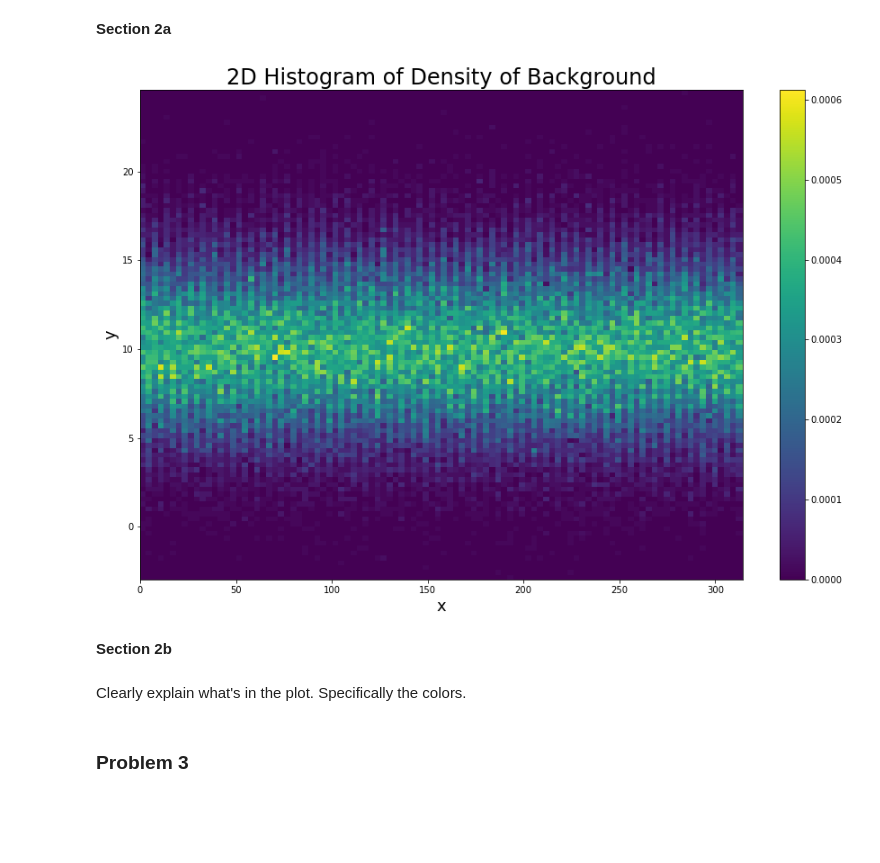
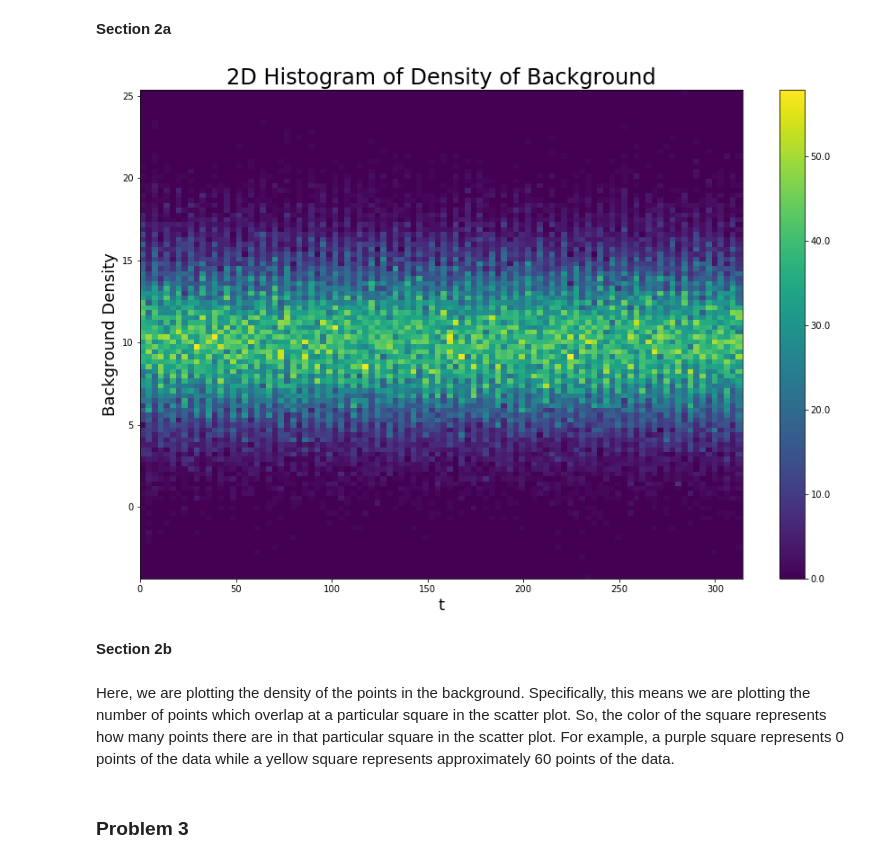
Before and after one commit to DerrickNguyenUW/PHYS434, a Jupyter notebook: HW4.ipynb, the cells around one changed output. Drawn from its saved outputs; the diff is of its cells as text; code cells hidden in the pictures; blank space fills up the shorter version.

```diff
--- a/HW4.ipynb
+++ b/HW4.ipynb
@@ -80,16 +81,17 @@ Here, we want to plot the density of the points of our fake background. The reas
 # %%
 fig, ax = plt.subplots(1, 1)
 h = ax.hist2d(t,bkgd,bins=100, density=True);
 plt.title("2D Histogram of Density of Background", fontsize = 24)
-plt.ylabel("y", fontsize = 18)
-plt.xlabel("x", fontsize = 18)
-plt.colorbar(h[3], ax=ax);
+plt.ylabel("Background Density", fontsize = 18)
+plt.xlabel("t", fontsize = 18)
+cb = plt.colorbar(h[3],ax=ax);
+cb.ax.set_yticklabels([round(i*100000) for i in cb.get_ticks()]);
 # %% [output]
-[figure, old version]
+[figure, new version]
 # %% [markdown]
 **Section 2b**
-# %% [markdown]
-Clearly explain what's in the plot. Specifically the colors.
+# %% [markdown]
+Here, we are plotting the density of the points in the background. Specifically, this means we are plotting the number of points which overlap at a particular square in the scatter plot. So, the color of the square represents how many points there are in that particular square in the scatter plot. For example, a purple square represents 0 points of the data while a yellow square represents approximately 60 points of the data.
 # %% [markdown]
 ### **Problem 3**
 # %% [markdown]
```
Also changed, not shown: parts of 9 cells of this notebook.
